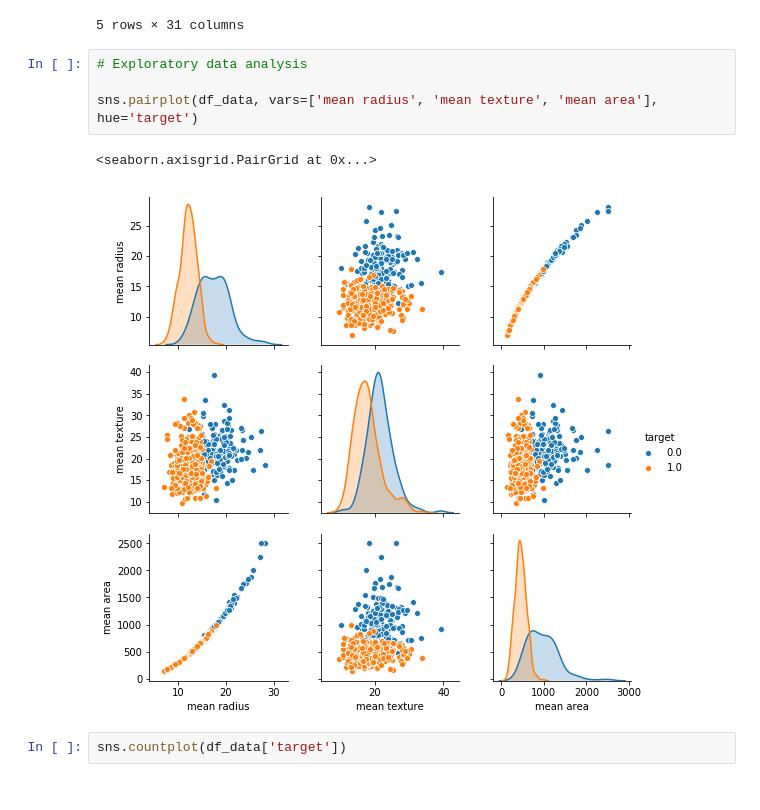
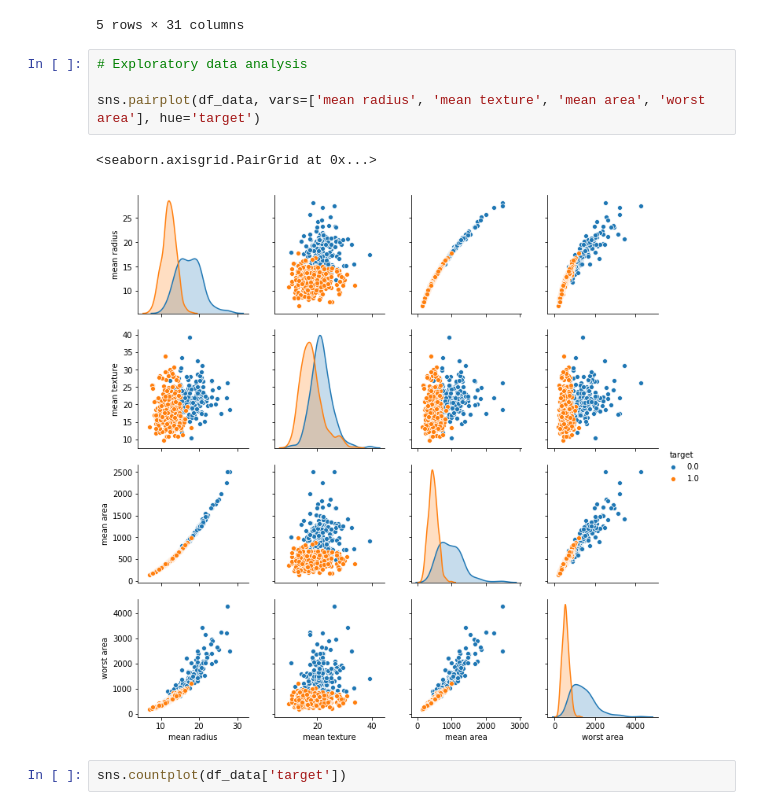
Before and after one commit to Vishal-V/100-Days-of-ML-Code, a Jupyter notebook: Disease Detection/breast_cancer_classification.ipynb, the cells around one changed output. Drawn from its saved outputs; the diff is of its cells as text.

```diff
--- a/Disease Detection/breast_cancer_classification.ipynb
+++ b/Disease Detection/breast_cancer_classification.ipynb
@@ -68,10 +68,10 @@ df_data.tail()
 # %%
 # Exploratory data analysis
 
-sns.pairplot(df_data, vars=['mean radius', 'mean texture', 'mean area'], hue='target')
+sns.pairplot(df_data, vars=['mean radius', 'mean texture', 'mean area', 'worst area'], hue='target')
 # %% [output]
 <seaborn.axisgrid.PairGrid at 0x...>
-[figure, old version]
+[figure, new version]
 # %%
 sns.countplot(df_data['target'])
 # %% [output]
```
Also changed, not shown: parts of 12 cells of this notebook, 1 other file.
